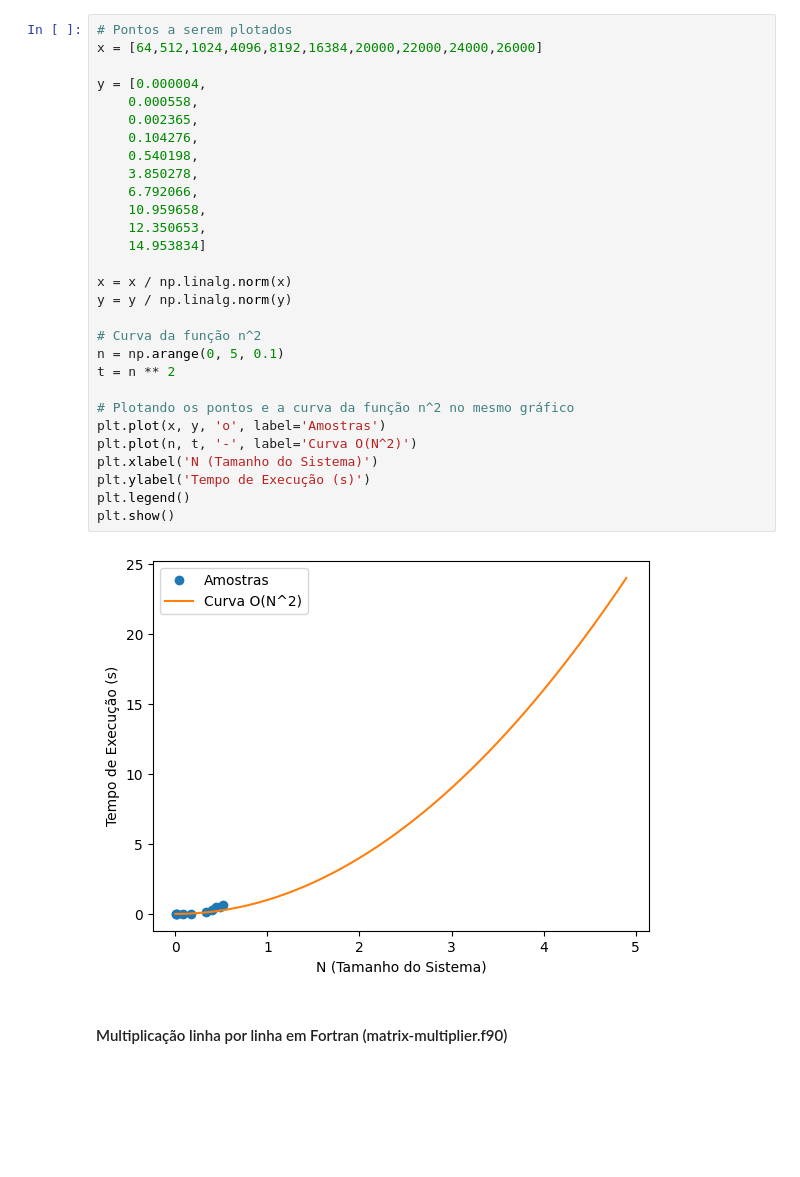
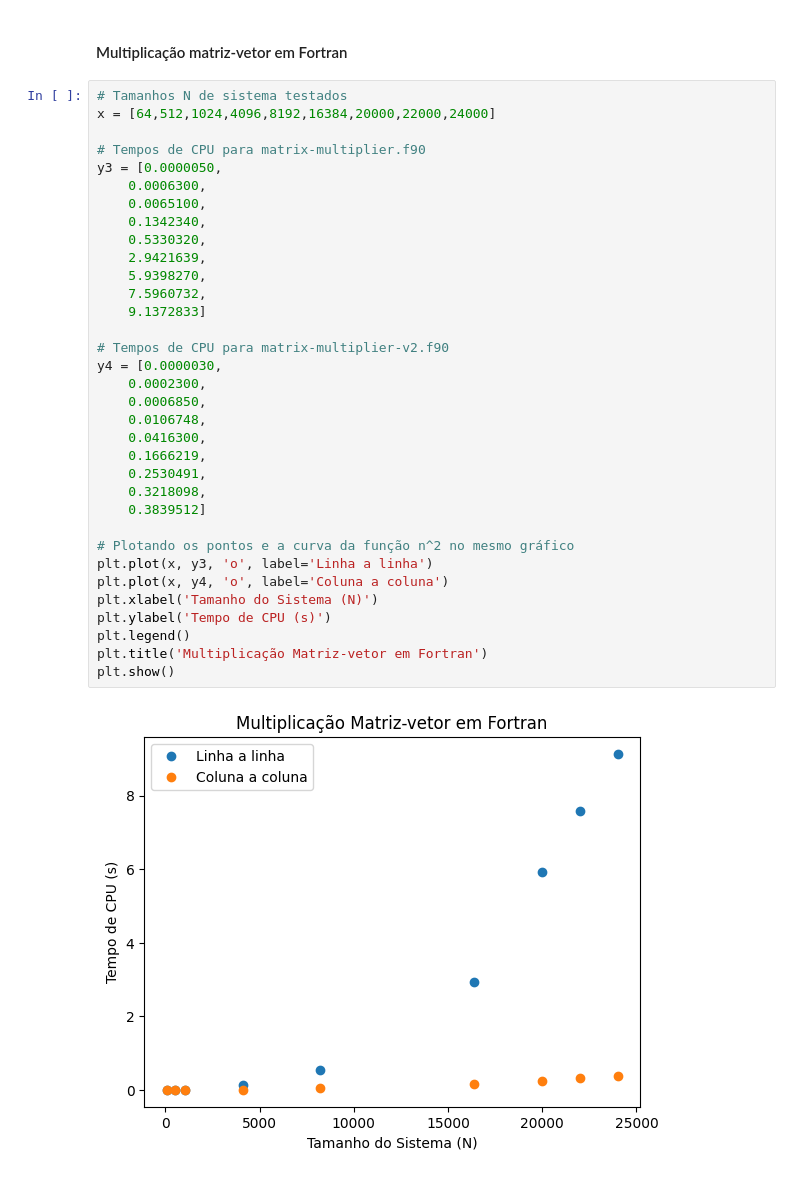
Before and after one commit to BarbaraCerqueira/CAD_Trabalho1_2023_1, a Jupyter notebook: Graficos/matrix-analysis.ipynb, the cells around one changed output. Drawn from its saved outputs; the diff is of its cells as text; blank space fills up the shorter version.

```diff
--- a/Graficos/matrix-analysis.ipynb
+++ b/Graficos/matrix-analysis.ipynb
@@ -55,33 +76,38 @@ plt.show()
+# %% [markdown]
+#### Multiplicação matriz-vetor em Fortran
 # %%
-# Pontos a serem plotados
-x = [64,512,1024,4096,8192,16384,20000,22000,24000,26000]
+# Tamanhos N de sistema testados
+x = [64,512,1024,4096,8192,16384,20000,22000,24000]
 
-y = [0.000004,
-    0.000558,
-    0.002365,
-    0.104276,
-    0.540198,
-    3.850278,
-    6.792066,
-    10.959658,
-    12.350653,
-    14.953834]
+# Tempos de CPU para matrix-multiplier.f90
+y3 = [0.0000050,
+    0.0006300,
+    0.0065100,
+    0.1342340,
+    0.5330320,
+    2.9421639,
+    5.9398270,
+    7.5960732,
+    9.1372833]
 
-x = x / np.linalg.norm(x)
-y = y / np.linalg.norm(y)
-
-# Curva da função n^2
-n = np.arange(0, 5, 0.1)
-t = n ** 2
+# Tempos de CPU para matrix-multiplier-v2.f90
+y4 = [0.0000030,
+    0.0002300,
+    0.0006850,
+    0.0106748,
+    0.0416300,
+    0.1666219,
+    0.2530491,
+    0.3218098,
+    0.3839512]
 
 # Plotando os pontos e a curva da função n^2 no mesmo gráfico
-plt.plot(x, y, 'o', label='Amostras')
-plt.plot(n, t, '-', label='Curva O(N^2)')
-plt.xlabel('N (Tamanho do Sistema)')
-plt.ylabel('Tempo de Execução (s)')
+plt.plot(x, y3, 'o', label='Linha a linha')
+plt.plot(x, y4, 'o', label='Coluna a coluna')
+plt.xlabel('Tamanho do Sistema (N)')
+plt.ylabel('Tempo de CPU (s)')
 plt.legend()
+plt.title('Multiplicação Matriz-vetor em Fortran')
 plt.show()
 # %% [output]
-[figure, old version]
+[figure, new version]
-# %% [markdown]
-#### Multiplicação linha por linha em Fortran (matrix-multiplier.f90)
```
Also changed, not shown: parts of 11 cells of this notebook.
